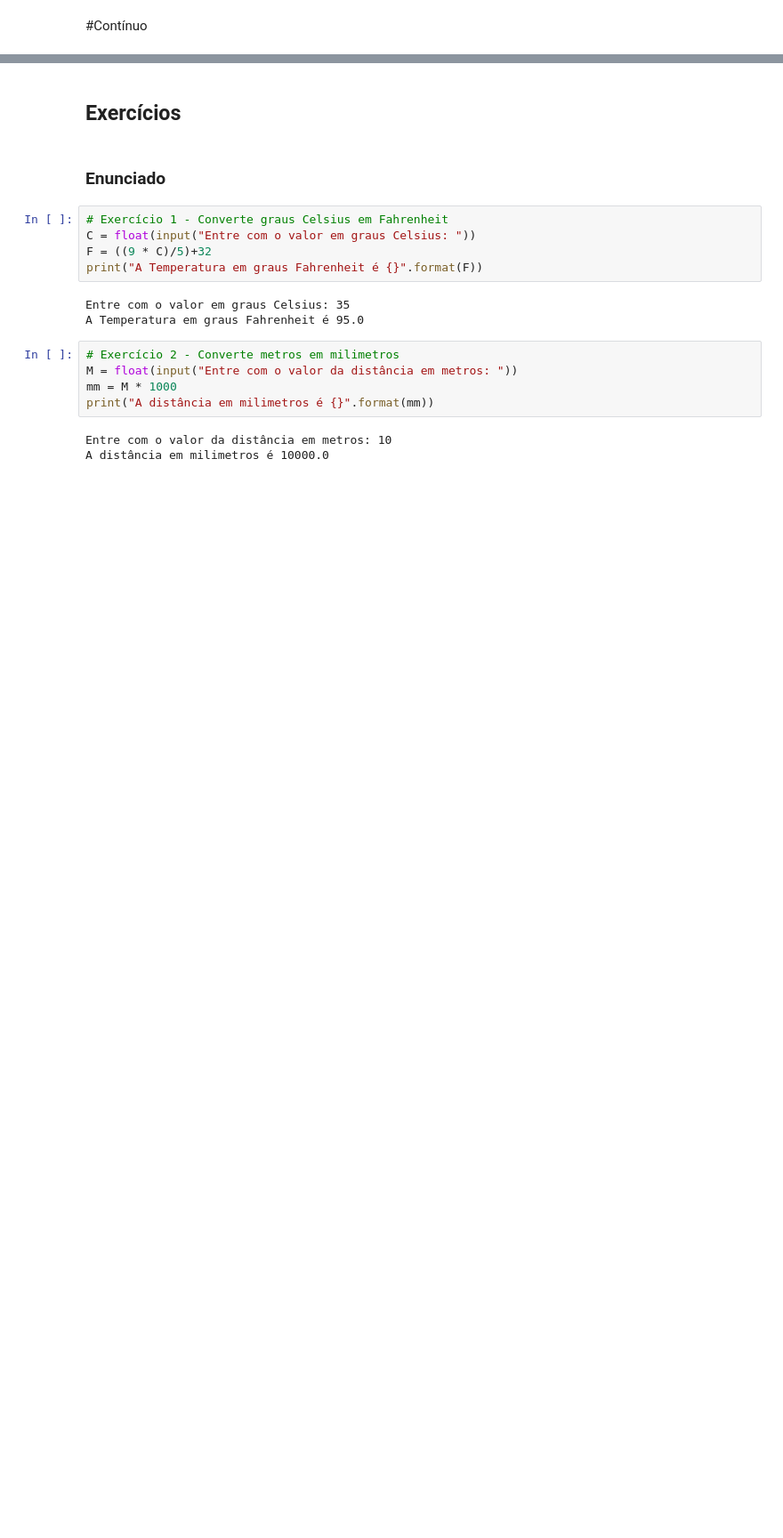
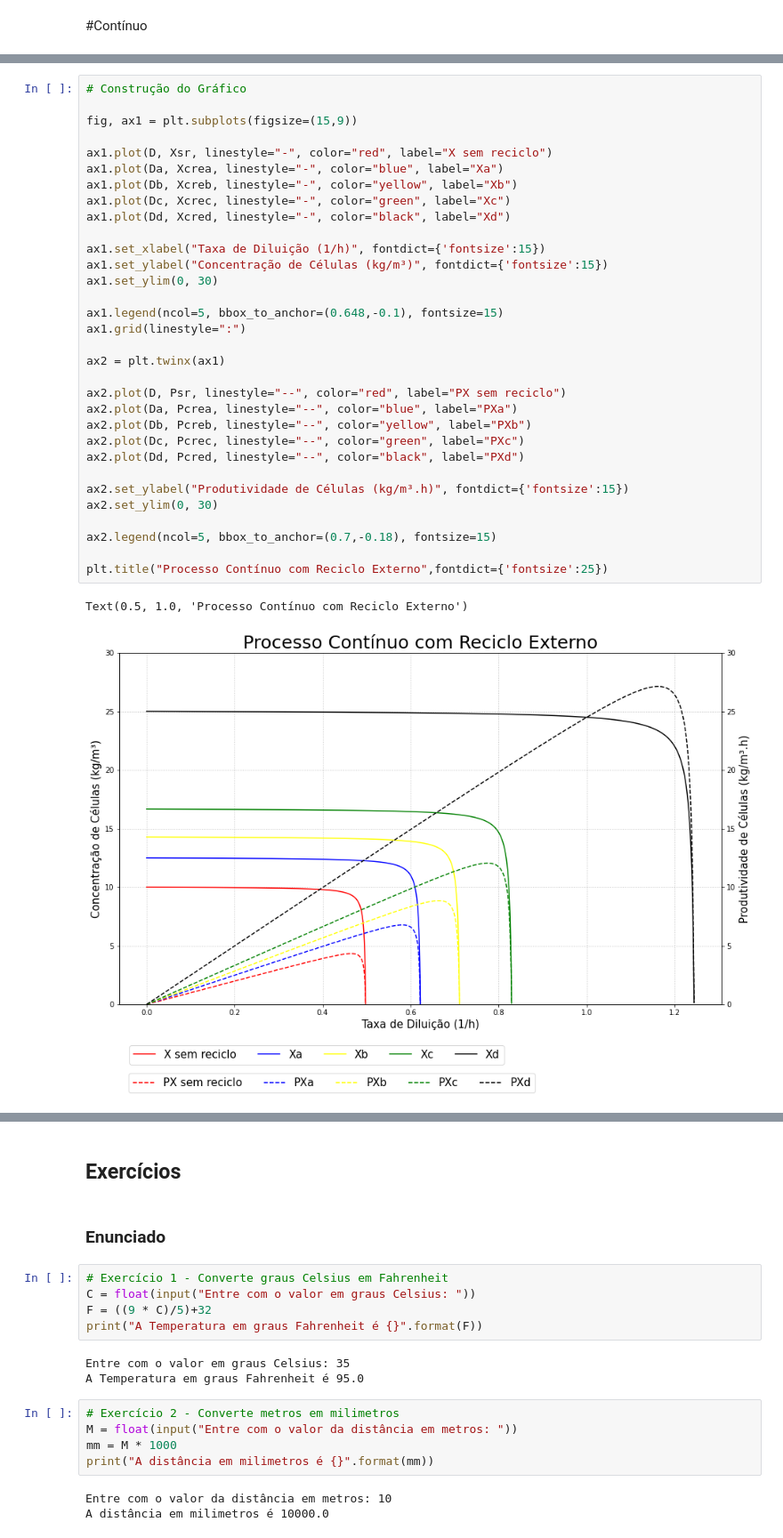
Before and after one commit to VitorMazziero/Princ-pios-de-Bioprocessos, a Jupyter notebook: Aula_Python_Processos_fermentativos.ipynb, the cells around one changed output, grey strips where cells are left out. Shown: that part at 89% size. Drawn from its saved outputs; the diff is of its cells as text; blank space fills up the shorter version.

```diff
--- a/Aula_Python_Processos_fermentativos.ipynb
+++ b/Aula_Python_Processos_fermentativos.ipynb
@@ -1218,0 +1338,35 @@ plt.show()
+# %%
+# Construção do Gráfico
+
+fig, ax1 = plt.subplots(figsize=(15,9))
+
+ax1.plot(D, Xsr, linestyle="-", color="red", label="X sem reciclo")
+ax1.plot(Da, Xcrea, linestyle="-", color="blue", label="Xa")
+ax1.plot(Db, Xcreb, linestyle="-", color="yellow", label="Xb")
+ax1.plot(Dc, Xcrec, linestyle="-", color="green", label="Xc")
+ax1.plot(Dd, Xcred, linestyle="-", color="black", label="Xd")
+
+ax1.set_xlabel("Taxa de Diluição (1/h)", fontdict={'fontsize':15})
+ax1.set_ylabel("Concentração de Células (kg/m³)", fontdict={'fontsize':15})
+ax1.set_ylim(0, 30)
+
+ax1.legend(ncol=5, bbox_to_anchor=(0.648,-0.1), fontsize=15)
+ax1.grid(linestyle=":")
+
+ax2 = plt.twinx(ax1)
+
+ax2.plot(D, Psr, linestyle="--", color="red", label="PX sem reciclo")
+ax2.plot(Da, Pcrea, linestyle="--", color="blue", label="PXa")
+ax2.plot(Db, Pcreb, linestyle="--", color="yellow", label="PXb")
+ax2.plot(Dc, Pcrec, linestyle="--", color="green", label="PXc")
+ax2.plot(Dd, Pcred, linestyle="--", color="black", label="PXd")
+
+ax2.set_ylabel("Produtividade de Células (kg/m³.h)", fontdict={'fontsize':15})
+ax2.set_ylim(0, 30)
+
+ax2.legend(ncol=5, bbox_to_anchor=(0.7,-0.18), fontsize=15)
+
+plt.title("Processo Contínuo com Reciclo Externo",fontdict={'fontsize':25})
+# %% [output]
+Text(0.5, 1.0, 'Processo Contínuo com Reciclo Externo')
+[figure, added]
```
Also changed, not shown: parts of 28 cells of this notebook.
